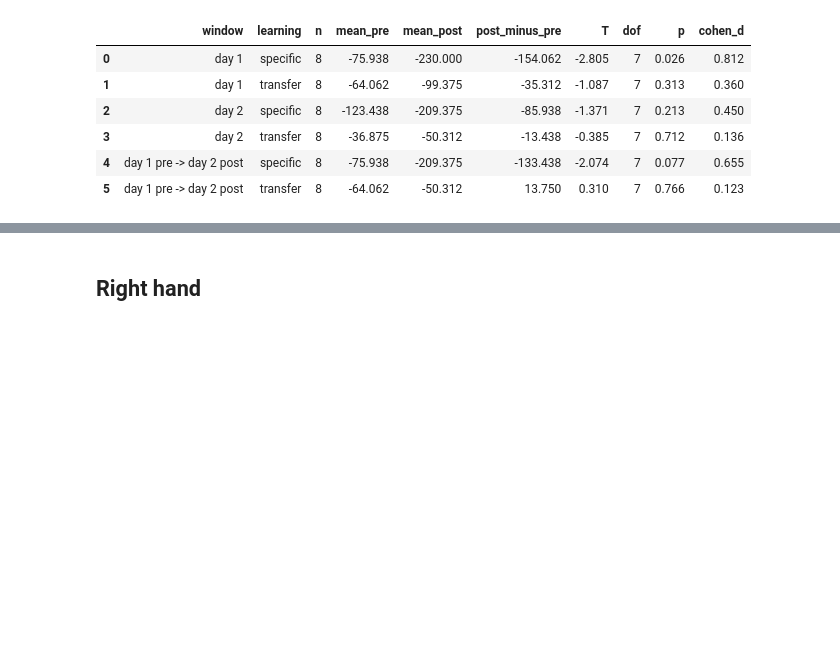
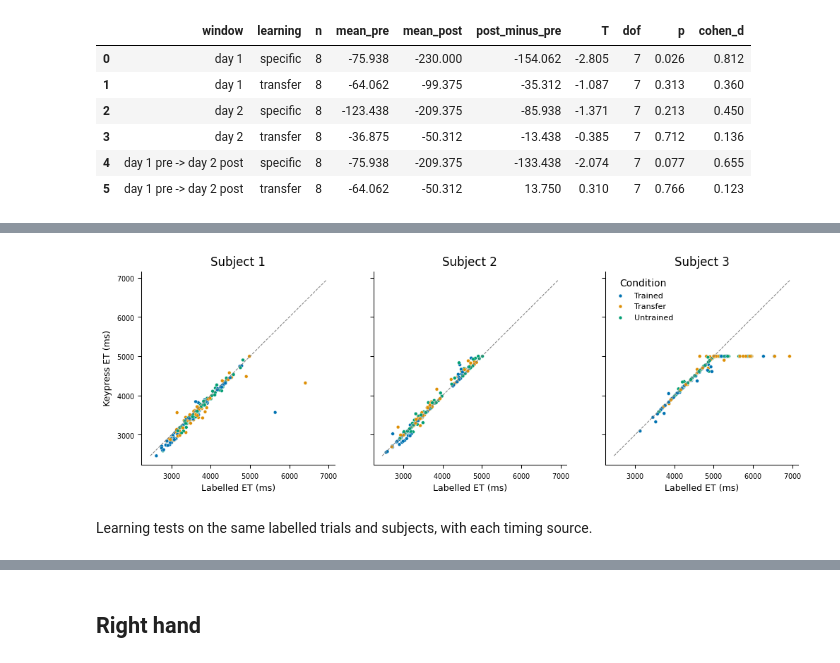
Before and after one commit to manazerzadeh/SequenceFingerSpeech, a Jupyter notebook: Version2/Analysis.ipynb, the cells around one changed output, grey strips where cells are left out. Cells and saved outputs as stored; diff of their text form; code cells hidden in the pictures; blank space fills up the shorter version.

```diff
--- a/Version2/Analysis.ipynb
+++ b/Version2/Analysis.ipynb
@@ -90,0 +141,11 @@ utils.learning_tests(speech_prepost)
+# %%
+timing = utils.compare_speech_timing(trials, labelled)
+timing_correct = timing[timing["isError"] == 0]
+
+timing_correct.groupby("SubNum").agg(
+    n=("ET_diff", "size"),
+    mean_diff=("ET_diff", "mean"),
+    median_diff=("ET_diff", "median"),
+    sd_diff=("ET_diff", "std"),
+    r=("ET_diff", lambda d: timing_correct.loc[d.index, "ET_keypress"].corr(timing_correct.loc[d.index, "ET_labelled"])),
+)
@@ -90,0 +158,6 @@ utils.learning_tests(speech_prepost)
+# %%
+plotting.plot_timing_comparison(timing_correct);
+# %% [output]
+[figure, added]
+# %% [markdown]
+Learning tests on the same labelled trials and subjects, with each timing source.
```
Also changed, not shown: parts of 16 cells of this notebook, 3 other files.
